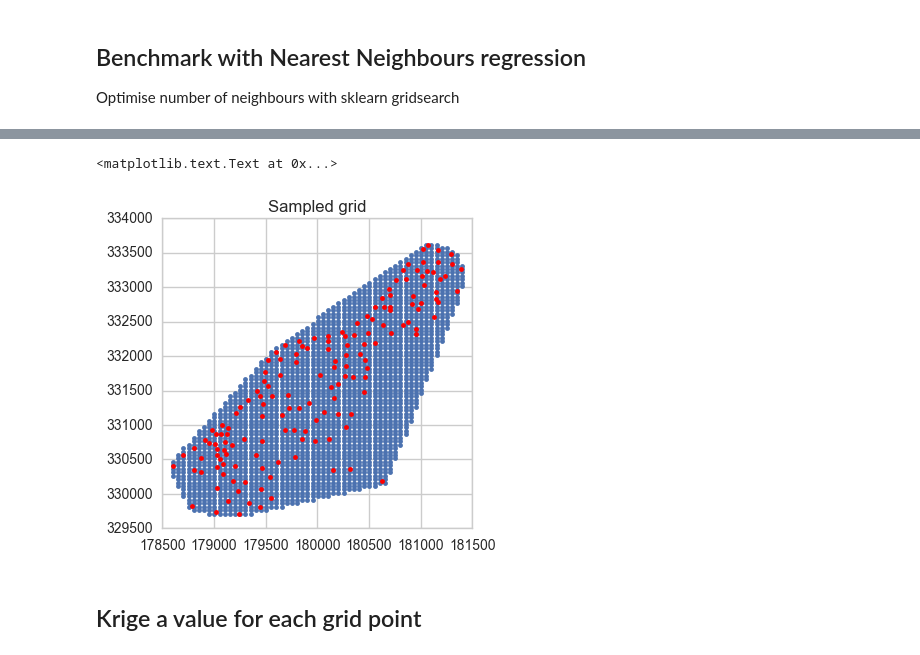
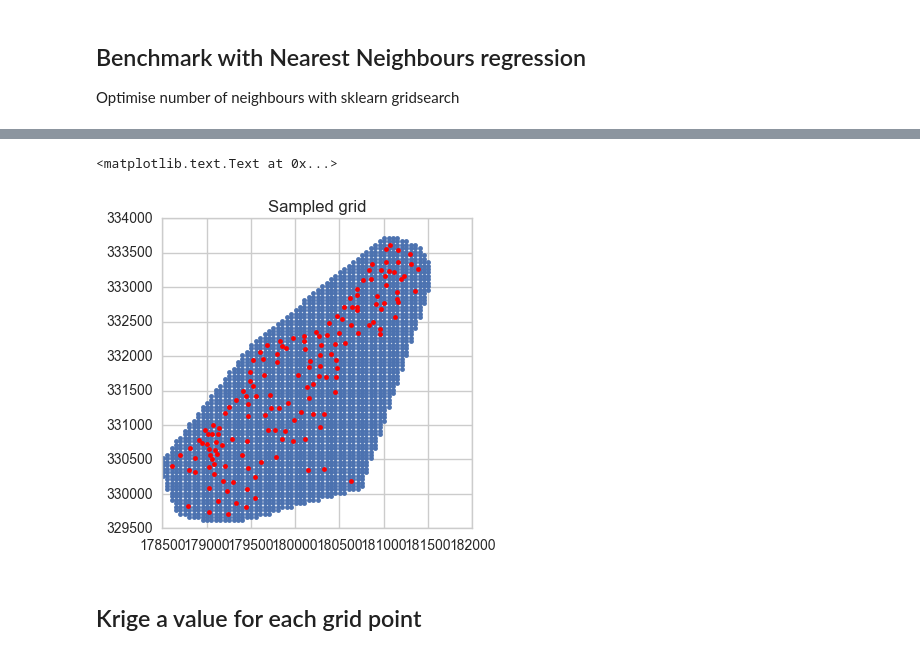
Before and after one commit to GeoStat-Framework/PyKrige, a Jupyter notebook: example_notebooks/Example kriging.ipynb, the cells around one changed output, grey strips where cells are left out. Saved outputs shown, nothing was run; the diff lists cells and outputs as text; code cells hidden in the pictures.

```diff
--- a/example_notebooks/Example kriging.ipynb
+++ b/example_notebooks/Example kriging.ipynb
@@ -22,5 +44,5 @@ Well known spatial dataset: http://spatial-analyst.net/book/meusegrids
 # %%
-meuse = gpd.read_file('meuse/meuse.shp')
+meuse = gpd.read_file('meuse_example_data/meuse.shp')
 meuse.crs = {'init':'epsg:28992'}
 meuse['x'] = meuse['geometry'].apply(lambda x: x.x)
 meuse['y'] = meuse['geometry'].apply(lambda x: x.y)
@@ -147,15 +265,15 @@ plt.title('Compairing residuals\nmedian abs res NN: {:.1f}, Kriging {:.1f}\nmean
 # %%
-convex_hull = shapely.geometry.MultiPoint(list(meuse.geometry)).convex_hull.buffer(50)
+convex_hull = shapely.geometry.MultiPoint(list(meuse.geometry)).convex_hull.buffer(150)
 sampler = RegularGridSampler(convex_hull, x_interval=50, y_interval=50)
 sampler.perform_sampling()
 grid_points = sampler.get_spatial_df()
 plt.figure(figsize=(4,4))
 plt.plot(grid_points['x'], grid_points['y'], '.')
 plt.plot(meuse['x'], meuse['y'], 'r.')
 plt.title('Sampled grid')
 # %% [output]
 <matplotlib.text.Text at 0x...>
-[figure, old version]
+[figure, new version]
 # %% [markdown]
 ## Krige a value for each grid point
 # %%
```
Also changed, not shown: parts of 19 cells of this notebook, 30 other files.
